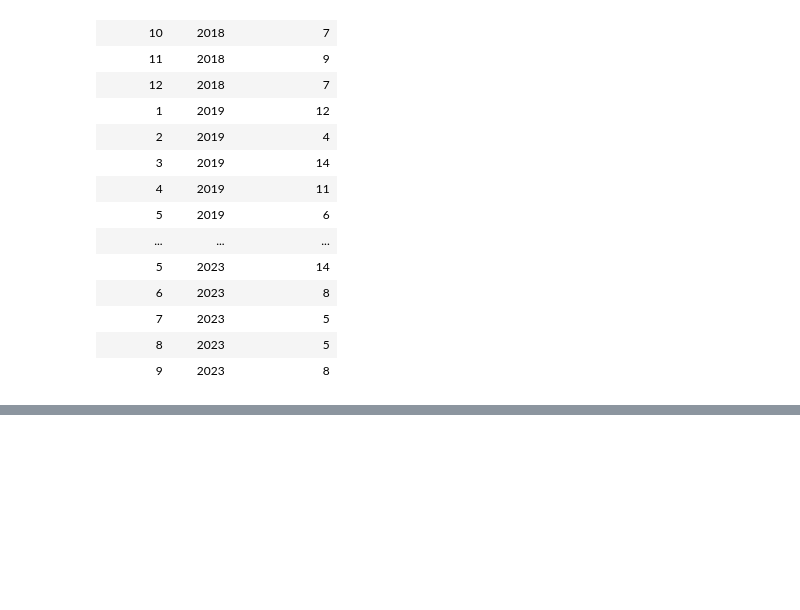
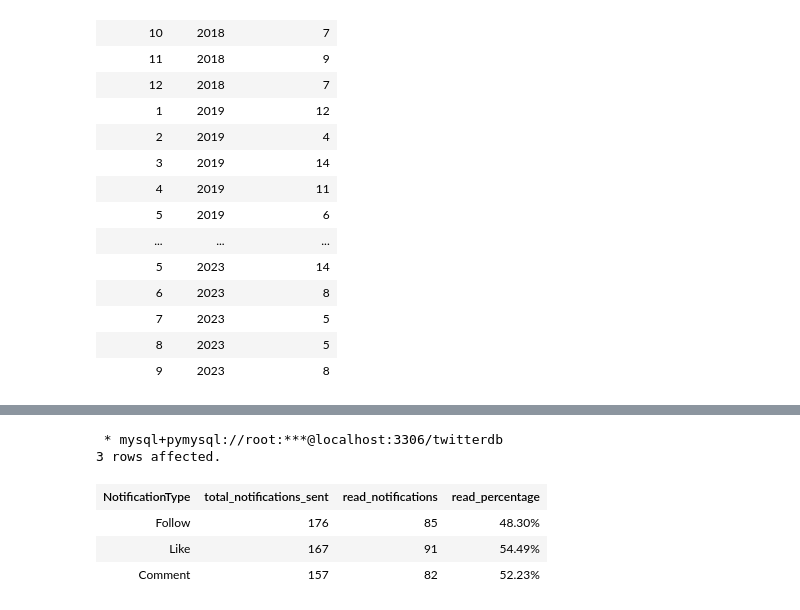
Before and after one commit to Ronald116/Data-Analysis-Projects, a Jupyter notebook: SQL/twitter_project/solution_analysis.ipynb, the cells around one changed output, grey strips where cells are left out. Saved outputs shown, nothing was run; the diff lists cells and outputs as text; code cells hidden in the pictures; blank space fills up the shorter version.

```diff
--- a/SQL/twitter_project/solution_analysis.ipynb
+++ b/SQL/twitter_project/solution_analysis.ipynb
@@ -205,0 +212,20 @@ ORDER BY
+# %%
+%%sql
+SELECT
+    NotificationType,
+    COUNT(NotificationID) AS total_notifications_sent,
+    SUM(CASE WHEN IsRead = 1 THEN 1 ELSE 0 END) AS read_notifications,
+    CONCAT(ROUND((SUM(CASE WHEN IsRead = 1 THEN 1 ELSE 0 END)/COUNT(NotificationID)) * 100, 2), '%') AS read_percentage
+FROM
+    notifications
+GROUP BY
+    NotificationType
+ORDER BY
+    total_notifications_sent DESC, read_notifications DESC, read_percentage DESC;
+# %% [output]
+ * mysql+pymysql://root:***@localhost:3306/twitterdb
+3 rows affected.
+| NotificationType | total_notifications_sent | read_notifications | read_percentage |
+| Follow | 176 | 85 | 48.30% |
+| Like | 167 | 91 | 54.49% |
+| Comment | 157 | 82 | 52.23% |
```
Also changed, not shown: parts of 1 cell of this notebook.
